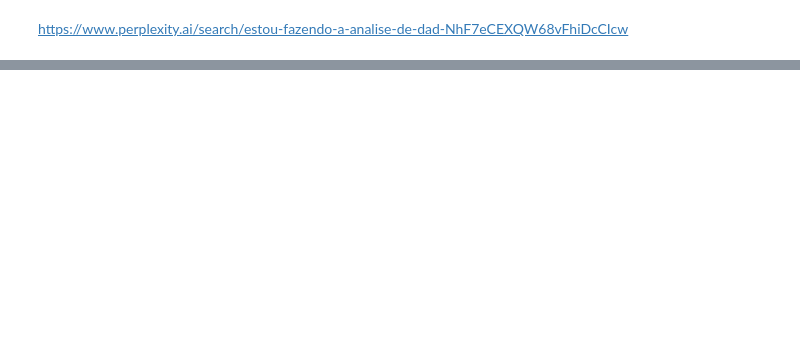
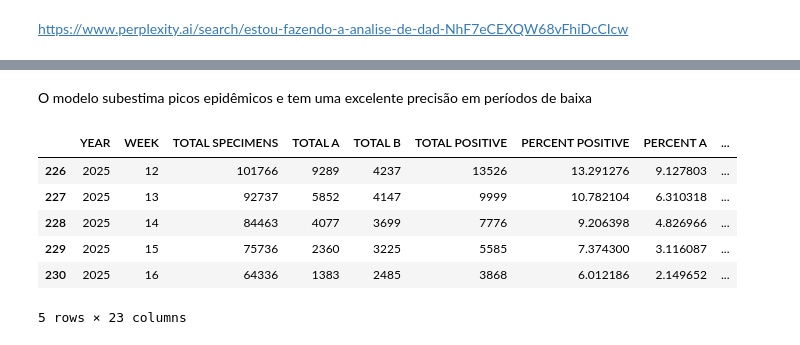
Before and after one commit to Lobat0/FluView-Analysis, a Jupyter notebook: Dados/Analise.ipynb, the cells around one changed output, grey strips where cells are left out. Cells and saved outputs as stored; diff of their text form; code cells hidden in the pictures; blank space fills up the shorter version.

```diff
--- a/Dados/Analise.ipynb
+++ b/Dados/Analise.ipynb
@@ -750,0 +780,3 @@ previsoes.to_csv('previsoes_validas.csv', index=False)
+# %%
+gripe['WEEK_SIN'] = np.sin(2 * np.pi * gripe['WEEK'] / 52)
+gripe['WEEK_COS'] = np.cos(2 * np.pi * gripe['WEEK'] / 52)
@@ -750,0 +785,17 @@ previsoes.to_csv('previsoes_validas.csv', index=False)
+# %%
+if 'SEASON' in gripe.columns:
+    print("Valores únicos em 'SEASON':", gripe['SEASON'].unique())
+
+    season_map = {
+        'Primavera': 1,
+        'Verao': 2,
+        'Outono': 3,
+        'Inverno': 4
+    }
+
+    gripe['SEASON_NUM'] = gripe['SEASON'].astype(str).map(season_map)
+
+    print("Valores faltantes em SEASON_NUM:", gripe['SEASON_NUM'].isna().sum())
+
+    gripe['SEASON_SIN'] = np.sin(2 * np.pi * gripe['SEASON_NUM']/4)
+    gripe['SEASON_COS'] = np.cos(2 * np.pi * gripe['SEASON_NUM']/4)
@@ -750,0 +808,5 @@ previsoes.to_csv('previsoes_validas.csv', index=False)
+# %%
+# criando lags temporais
+gripe['PERCENT_POSITIVE_LAG1'] = gripe['PERCENT POSITIVE'].shift(1)
+gripe['PERCENT_POSITIVE_LAG2'] = gripe['PERCENT POSITIVE'].shift(2)
+gripe['TOTAL_SPECIMENS_LAG1'] = gripe['TOTAL SPECIMENS'].shift(1)
@@ -750,0 +1010,12 @@ previsoes.to_csv('previsoes_validas.csv', index=False)
+# %% [markdown]
+O modelo subestima picos epidêmicos e tem uma excelente precisão em períodos de baixa
+# %%
+gripe.tail()
+# %% [output]
+|  | YEAR | WEEK | TOTAL SPECIMENS | TOTAL A | TOTAL B | TOTAL POSITIVE | PERCENT POSITIVE | PERCENT A | ... |
+| 226 | 2025 | 12 | 101766 | 9289 | 4237 | 13526 | 13.291276 | 9.127803 | ... |
+| 227 | 2025 | 13 | 92737 | 5852 | 4147 | 9999 | 10.782104 | 6.310318 | ... |
+| 228 | 2025 | 14 | 84463 | 4077 | 3699 | 7776 | 9.206398 | 4.826966 | ... |
+| 229 | 2025 | 15 | 75736 | 2360 | 3225 | 5585 | 7.374300 | 3.116087 | ... |
+| 230 | 2025 | 16 | 64336 | 1383 | 2485 | 3868 | 6.012186 | 2.149652 | ... |
+5 rows × 23 columns
```
Also changed, not shown: parts of 49 cells of this notebook, 2 other files.
